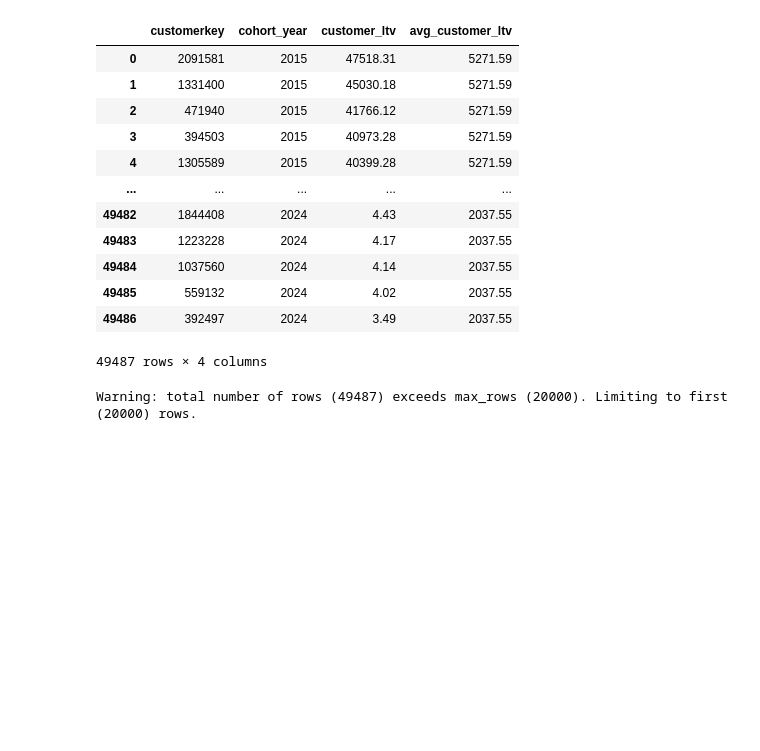
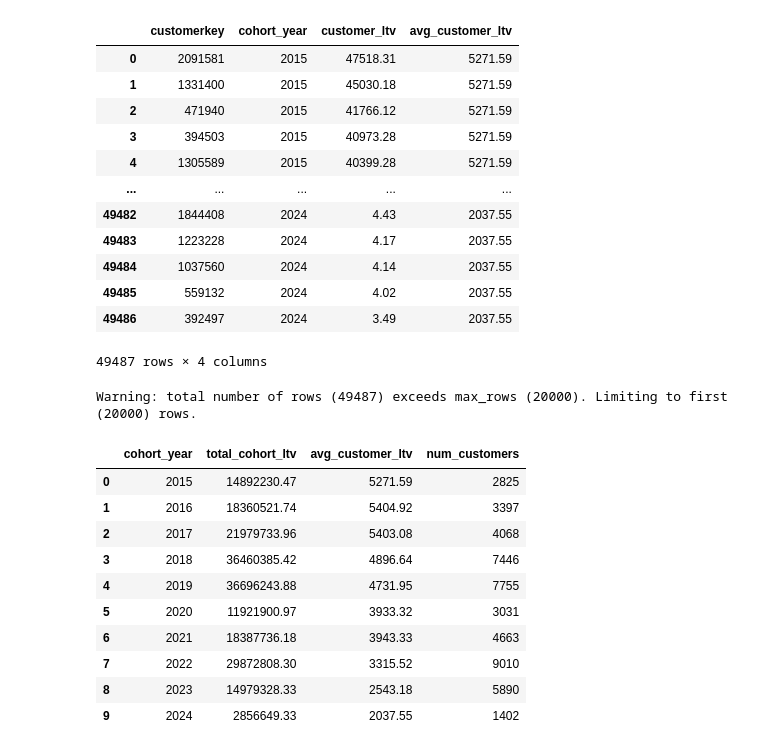
Before and after one commit to bonsoul/Data_Engineering101, a Jupyter notebook: CLT.ipynb, the cells around one changed output. Cells and saved outputs as stored; diff of their text form; code cells hidden in the pictures; blank space fills up the shorter version.

```diff
--- a/CLT.ipynb
+++ b/CLT.ipynb
@@ -87,3 +87,33 @@ ORDER BY
 | 49486 | 392497 | 2024 | 3.49 | 2037.55 |
 49487 rows × 4 columns
 Warning: total number of rows (49487) exceeds max_rows (20000). Limiting to first (20000) rows.
+# %%
+%%sql
+WITH clt AS (
+    SELECT
+        customerkey,
+        EXTRACT(YEAR FROM MIN(orderdate)) AS cohort_year,
+        SUM(quantity * netprice * exchangerate) AS customer_ltv
+    FROM sales
+    GROUP BY customerkey
+)
+SELECT
+    cohort_year,
+    SUM(customer_ltv)   AS total_cohort_ltv,
+    AVG(customer_ltv)   AS avg_customer_ltv,
+    COUNT(customerkey)  AS num_customers
+FROM clt
+GROUP BY cohort_year
+ORDER BY cohort_year
+# %% [output]
+|  | cohort_year | total_cohort_ltv | avg_customer_ltv | num_customers |
+| 0 | 2015 | 14892230.47 | 5271.59 | 2825 |
+| 1 | 2016 | 18360521.74 | 5404.92 | 3397 |
+| 2 | 2017 | 21979733.96 | 5403.08 | 4068 |
+| 3 | 2018 | 36460385.42 | 4896.64 | 7446 |
+| 4 | 2019 | 36696243.88 | 4731.95 | 7755 |
+| 5 | 2020 | 11921900.97 | 3933.32 | 3031 |
+| 6 | 2021 | 18387736.18 | 3943.33 | 4663 |
+| 7 | 2022 | 29872808.30 | 3315.52 | 9010 |
+| 8 | 2023 | 14979328.33 | 2543.18 | 5890 |
+| 9 | 2024 | 2856649.33 | 2037.55 | 1402 |
```
Also changed, not shown: parts of 1 cell of this notebook.
